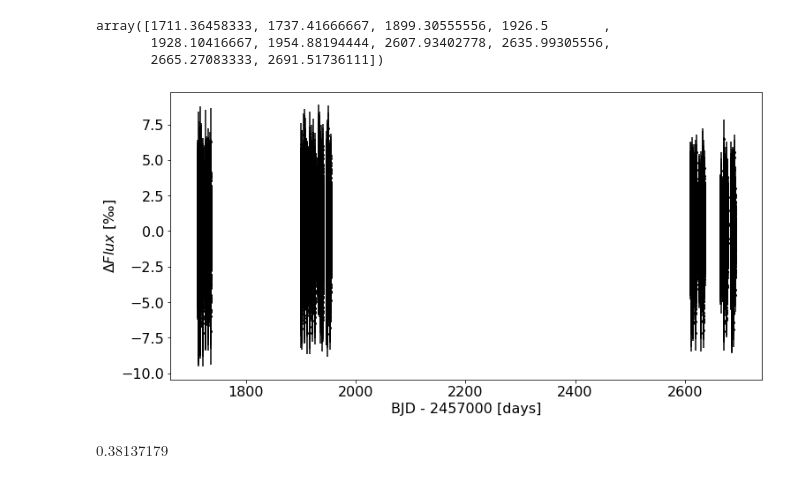
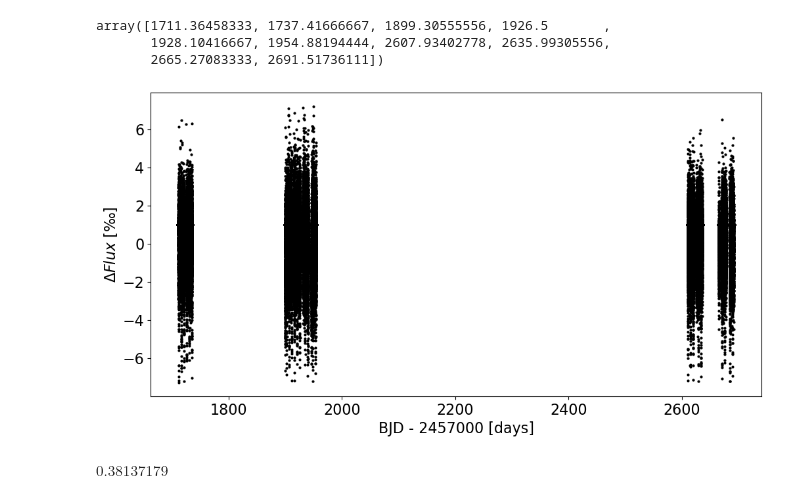
Before and after one commit to juanserrano90/toi1199-1273, a Jupyter notebook: joint_1273.ipynb, the cells around one changed output. Drawn from its saved outputs; the diff is of its cells as text; code cells hidden in the pictures.

```diff
--- a/joint_1273.ipynb
+++ b/joint_1273.ipynb
@@ -48,31 +45,31 @@ array([1711.36458333, 1737.41666667, 1899.30555556, 1926.5       ,
 # %%
 lc_file = lk.search_lightcurve('TIC 445859771', author='SPOC').download_all(flux_column="pdcsap_flux")
 lc = lc_file.stitch().remove_nans().normalize().remove_outliers()
 time = lc.time.value
 flux = lc.flux
 
 with fits.open(lc_file[0].filename) as hdu:
     hdr = hdu[1].header
 
 texp = hdr["FRAMETIM"] * hdr["NUM_FRM"]
 texp /= 60.0 * 60.0 * 24.0
 
 ref_time = 0.5 * (np.min(time) + np.max(time))
 x_ = np.ascontiguousarray(time - ref_time, dtype=np.float64)
 y_ = np.ascontiguousarray(1e3 * (flux - 1.0), dtype=np.float64) # Here we convert flux to ppt
 yerr_ = np.ascontiguousarray(1e3 * lc.flux_err, dtype=np.float64)
 
 plt.figure(figsize=(12, 6))
-#plt.plot(time, y_, "o", color='black',markersize=2)
-plt.errorbar(time, (flux-1.0)*1e3, yerr=lc.flux_err*1e3, color='k', fmt='o', ms=2)
-#plt.plot(time, flux, '.k' )
+plt.plot(time, y_, "o", color='black',markersize=2)
+#plt.errorbar(time, (flux-1.0)*1e3, yerr=lc.flux_err*1e3, color='k', fmt='o', ms=2)
+plt.plot(time, flux, '.k' )
 plt.xlabel("BJD - 2457000 [days]")
 plt.ylabel(u'$\Delta Flux$ [‰]')
 #plt.xlim(1900,1901)
 plt.show()
 #plt.savefig('tessdata_1199.png',dpi=300,bbox_inches='tight')
 # %% [output]
-[figure, old version]
+[figure, new version]
 # %%
 lc.flux_err.std()*1e3
 # %% [output]
```
Also changed, not shown: parts of 18 cells of this notebook, 4 other files.
